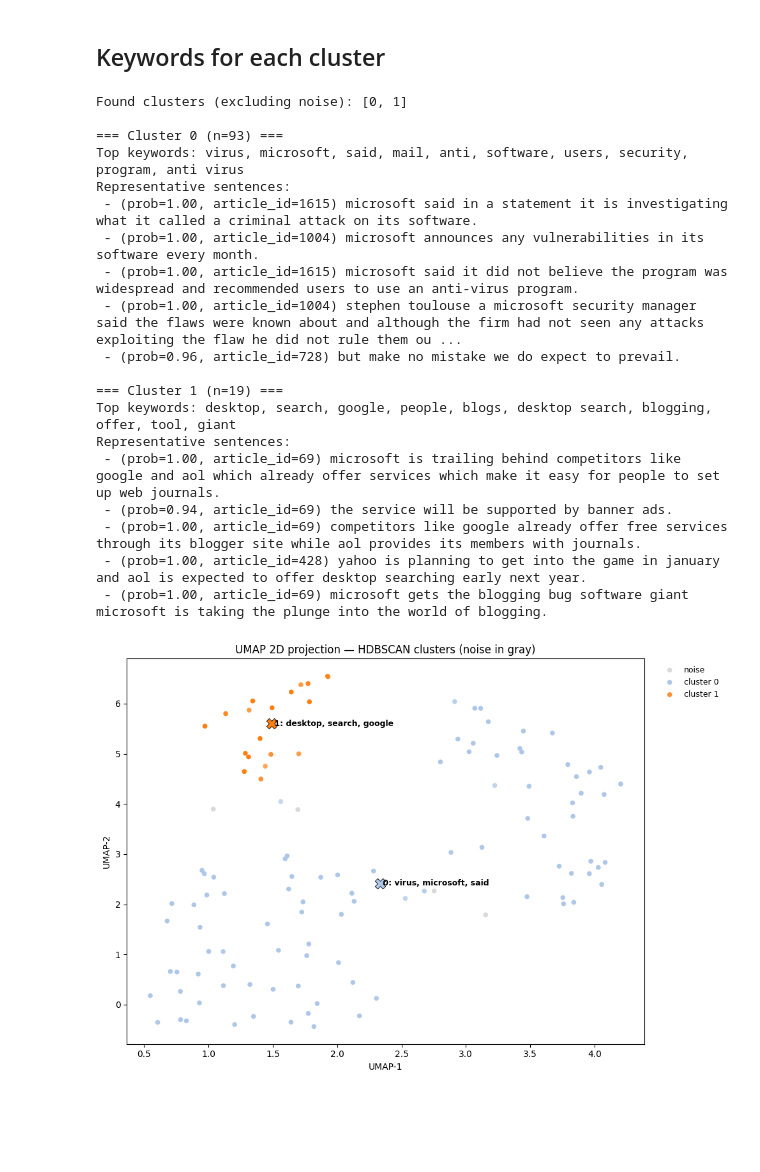
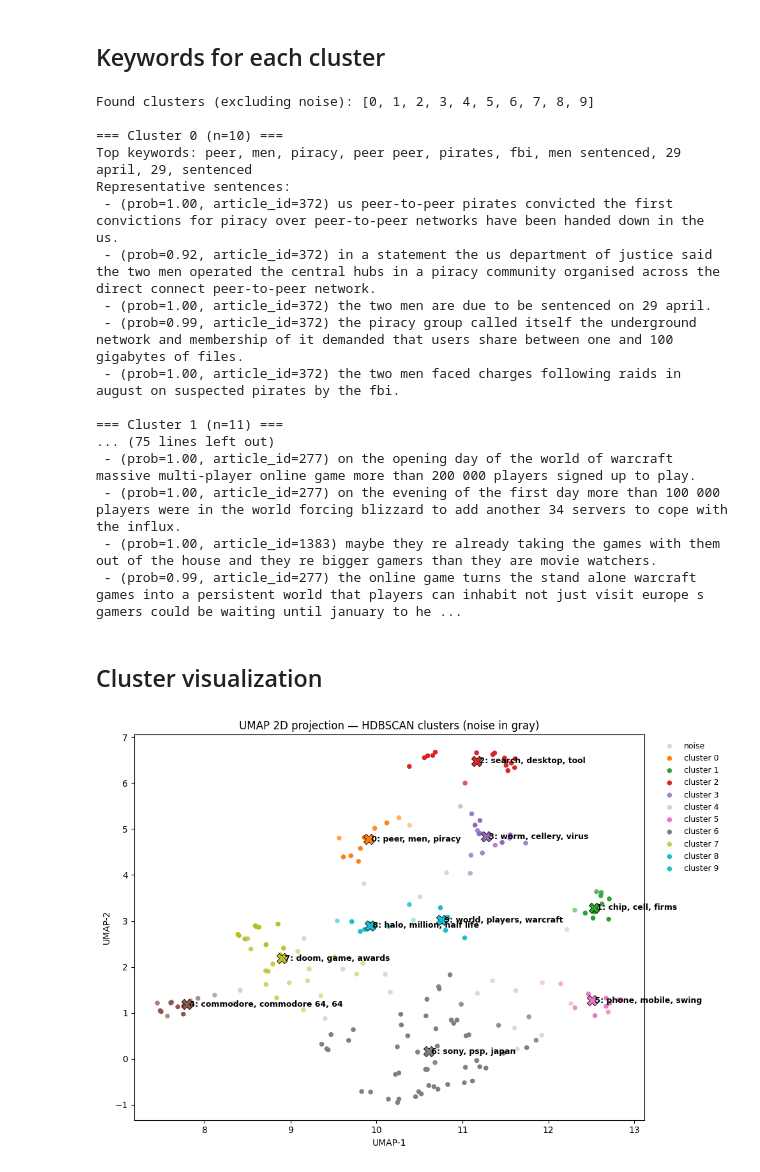
Before and after one commit to gaurav1-9/temporal-topical-sorting, a Jupyter notebook: bbc/code_v1.ipynb, the cells around one changed output. Saved outputs shown, nothing was run; the diff lists cells and outputs as text; code cells hidden in the pictures; blank space fills up the shorter version.

Commit message:
perfectly clustering of data

```diff
--- a/bbc/code_v1.ipynb
+++ b/bbc/code_v1.ipynb
@@ -37,7 +37,7 @@ from nltk.tokenize import sent_tokenize
 tech_data = tech_data.copy()
 
 tech_data["num_sent"] = tech_data["Text"].apply(lambda x: len(sent_tokenize(x)))
-filtered_data = tech_data[tech_data['Text'].str.contains('microsoft',case=False,na=False)]
+filtered_data = tech_data[tech_data['Text'].str.contains('game',case=False,na=False)]
 
 filtered_data = filtered_data.copy()
 filtered_data = filtered_data[(filtered_data["num_sent"] <= 15)]
@@ -110,9 +116,13 @@ import re
 import unicodedata
 # %%
 clean_sentences = []
+kept_source_ids = []
 
-for s in sent_df["sentence"]:
-    original = s
+for idx, row in sent_df.iterrows():
+    s = row['sentence']
+
+    if not isinstance(s, str):
+        continue
 
     s = s.strip()
 
@@ -122,7 +132,7 @@ for s in sent_df["sentence"]:
     if not re.search(r"[A-Za-z]", s):
         continue
 
-    if len(re.sub(r"[A-Za-z0-9]", "", s)) / len(s) > 0.5:
+    if len(re.sub(r"[A-Za-z0-9]", "", s)) / max(1, len(s)) > 0.5:
         continue
 
     bad_patterns = [
@@ -133,3 +143,4 @@ for s in sent_df["sentence"]:
         continue
 
     clean_sentences.append(s)
+    kept_source_ids.append(row['article_id'])
@@ -136,7 +149,6 @@ for s in sent_df["sentence"]:
 # %%
-
 filtered_sent_df = pd.DataFrame({
-    "article_id": source_ids,
+    "article_id": kept_source_ids,
     "sentence": clean_sentences
     })
 
@@ -281,7 +293,7 @@ sent_emb_df.head()
 # %%
 import hdbscan
 # %%
-MIN_CLUSTER_SIZE = 8    # minimum number of sentences to form a cluster (smaller -> more clusters)
+MIN_CLUSTER_SIZE = 4    # minimum number of sentences to form a cluster (smaller -> more clusters)
 MIN_SAMPLES = None      # None lets HDBSCAN choose; set integer for more conservative clusters
 METRIC = "euclidean"    # emb_reduced from UMAP is Euclidean-friendly
 # %%
@@ -408,25 +434,23 @@ for c in clusters:
         sent_preview = rep["sentence"]
         print(f" - (prob={prob:.2f}, article_id={aid}) {sent_preview}")
 # %% [output]
-Found clusters (excluding noise): [0, 1]
+Found clusters (excluding noise): [0, 1, 2, 3, 4, 5, 6, 7, 8, 9]
 
-=== Cluster 0 (n=93) ===
-Top keywords: virus, microsoft, said, mail, anti, software, users, security, program, anti virus
+=== Cluster 0 (n=10) ===
+Top keywords: peer, men, piracy, peer peer, pirates, fbi, men sentenced, 29 april, 29, sentenced
 Representative sentences:
- - (prob=1.00, article_id=1615) microsoft said in a statement it is investigating what it called a criminal attack on its software.
- - (prob=1.00, article_id=1004) microsoft announces any vulnerabilities in its software every month.
- - (prob=1.00, article_id=1615) microsoft said it did not believe the program was widespread and recommended users to use an anti-virus program.
- - (prob=1.00, article_id=1004) stephen toulouse a microsoft security manager said the flaws were known about and although the firm had not seen any attacks exploiting the flaw he did not rule them ou ...
- - (prob=0.96, article_id=728) but make no mistake we do expect to prevail.
+ - (prob=1.00, article_id=372) us peer-to-peer pirates convicted the first convictions for piracy over peer-to-peer networks have been handed down in the us.
+ - (prob=0.92, article_id=372) in a statement the us department of justice said the two men operated the central hubs in a piracy community organised across the direct connect peer-to-peer network.
+ - (prob=1.00, article_id=372) the two men are due to be sentenced on 29 april.
+ - (prob=0.99, article_id=372) the piracy group called itself the underground network and membership of it demanded that users share between one and 100 gigabytes of files.
+ - (prob=1.00, article_id=372) the two men faced charges following raids in august on suspected pirates by the fbi.
 
-=== Cluster 1 (n=19) ===
-Top keywords: desktop, search, google, people, blogs, desktop search, blogging, offer, tool, giant
-Representative sentences:
- - (prob=1.00, article_id=69) microsoft is trailing behind competitors like google and aol which already offer services which make it easy for people to set up web journals.
- - (prob=0.94, article_id=69) the service will be supported by banner ads.
- - (prob=1.00, article_id=69) competitors like google already offer free services through its blogger site while aol provides its members with journals.
- - (prob=1.00, article_id=428) yahoo is planning to get into the game in january and aol is expected to offer desktop searching early next year.
- - (prob=1.00, article_id=69) microsoft gets the blogging bug software giant microsoft is taking the plunge into the world of blogging.
+=== Cluster 1 (n=11) ===
+... (75 lines left out)
+ - (prob=1.00, article_id=277) on the opening day of the world of warcraft massive multi-player online game more than 200 000 players signed up to play.
+ - (prob=1.00, article_id=277) on the evening of the first day more than 100 000 players were in the world forcing blizzard to add another 34 servers to cope with the influx.
+ - (prob=1.00, article_id=1383) maybe they re already taking the games with them out of the house and they re bigger gamers than they are movie watchers.
+ - (prob=0.99, article_id=277) the online game turns the stand alone warcraft games into a persistent world that players can inhabit not just visit europe s gamers could be waiting until january to he ...
 # %%
 summary_rows = []
 for s in cluster_summaries:
@@ -439,6 +463,8 @@ for s in cluster_summaries:
 # %%
 summary_df = pd.DataFrame(summary_rows)
 summary_df.to_csv(r"dataset\output\cluster_summaries.csv", index=False)
+# %% [markdown]
+## Cluster visualization
 # %%
 import matplotlib.pyplot as plt
 # %%
@@ -455,11 +481,10 @@ probs = df["hdb_prob"].values
 # Determine unique clusters and colors
 unique_clusters = sorted(df["hdb_cluster"].unique())
 # assign gray for noise (-1)
-palette = plt.get_cmap("tab20")
+palette = plt.get_cmap("tab10")
 cluster_colors = {c: (0,0,0) if c == -1 else palette(i % 50) for i, c in enumerate(unique_clusters)}
 
-# Plot points: make high-prob points more opaque, low-prob more transparent
-alphas = np.clip((probs - 0.2) / 0.8, 0.15, 1.0)  # scale prob->alpha (so low prob still visible)
+alphas = np.clip((probs - 0.2) / 0.8, 0.15, 1.0)
 for c in unique_clusters:
     mask = (labels == c)
     ax.scatter(xs[mask], ys[mask],
@@ -470,34 +495,31 @@ for c in unique_clusters:
                linewidths=0.2,
                edgecolors="none")
 
-# Compute and plot centroids for non-noise clusters
 non_noise = [c for c in unique_clusters if c != -1]
 centroids = {}
 for c in non_noise:
     mask = (labels == c)
     if mask.sum() == 0:
         continue
     cx = xs[mask].mean()
     cy = ys[mask].mean()
     centroids[c] = (cx, cy)
     ax.scatter(cx, cy, s=140, marker="X", color=cluster_colors[c], edgecolor="k", linewidth=0.6)
 
-# Annotate centroid with cluster id and top keywords (if summary_df available)
 if 'summary_df' in globals():
     for _, row in summary_df.iterrows():
         cid = row['cluster_id']
         if cid in centroids:
             cx, cy = centroids[cid]
-            # take first 3 keywords for short label
             kw = row['top_keywords'].split(';')[:3] if isinstance(row['top_keywords'], str) else []
             ax.text(cx, cy, f" {cid}: " + ", ".join([k.strip() for k in kw]),
                     fontsize=9, fontweight='bold', verticalalignment='center')
 
 ax.set_title("UMAP 2D projection — HDBSCAN clusters (noise in gray)")
 ax.set_xlabel("UMAP-1")
 ax.set_ylabel("UMAP-2")
 ax.legend(bbox_to_anchor=(1.02, 1), loc='upper left', frameon=False, fontsize=9)
 plt.tight_layout()
 plt.show()
 # %% [output]
-[figure, old version]
+[figure, new version]
```
Also changed, not shown: parts of 17 cells of this notebook.
